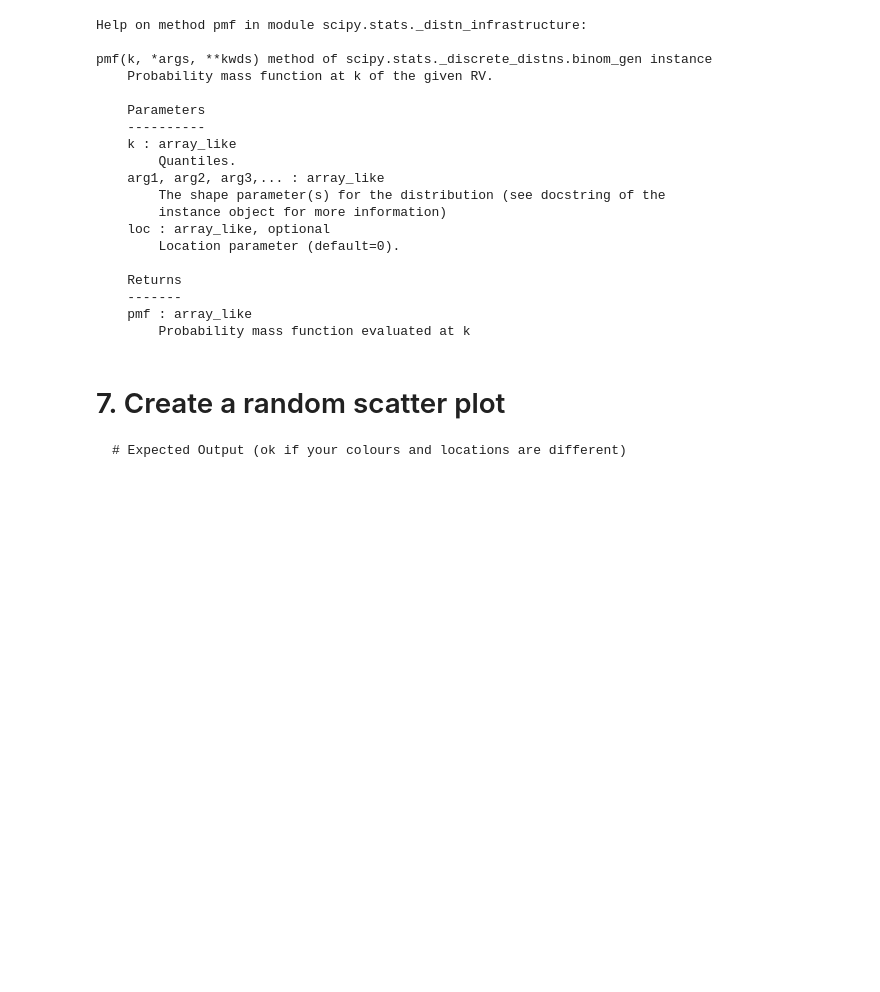
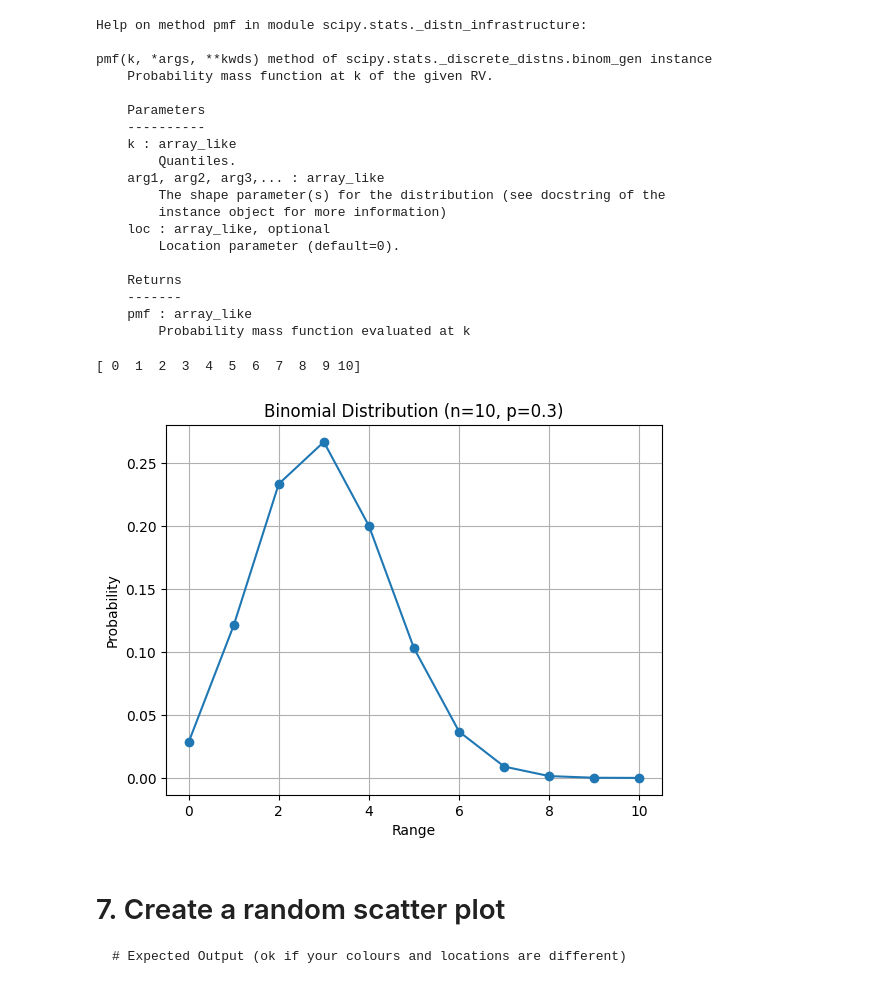
Before and after one commit to sameerhingoro/IOD, a Jupyter notebook: IOD_Lab_1_2_3_Statistics.ipynb, the cells around one changed output. Drawn from its saved outputs; the diff is of its cells as text; code cells hidden in the pictures; blank space fills up the shorter version.

````diff
--- a/IOD_Lab_1_2_3_Statistics.ipynb
+++ b/IOD_Lab_1_2_3_Statistics.ipynb
@@ -164,13 +166,21 @@ pmf(k, *args, **kwds) method of scipy.stats._discrete_distns.binom_gen instance
 # %%
 # creating a Binomial Distribution
 n = 10
 p = 0.3
 k = np.arange(0,11)
 
 print(k)
 
 # ANSWER
-???
+binom_values = binom.pmf(k, n, p)
+plt.plot(k, binom_values, marker="o")
+plt.xlabel('Range')
+plt.ylabel('Probability')
+plt.title(f'Binomial Distribution (n={n}, p={p})')
+plt.grid();
+# %% [output]
+[ 0  1  2  3  4  5  6  7  8  9 10]
+[figure, added]
 # %% [markdown]
 # 7. Create a random scatter plot
 ```
````
Also changed, not shown: parts of 4 cells of this notebook.
